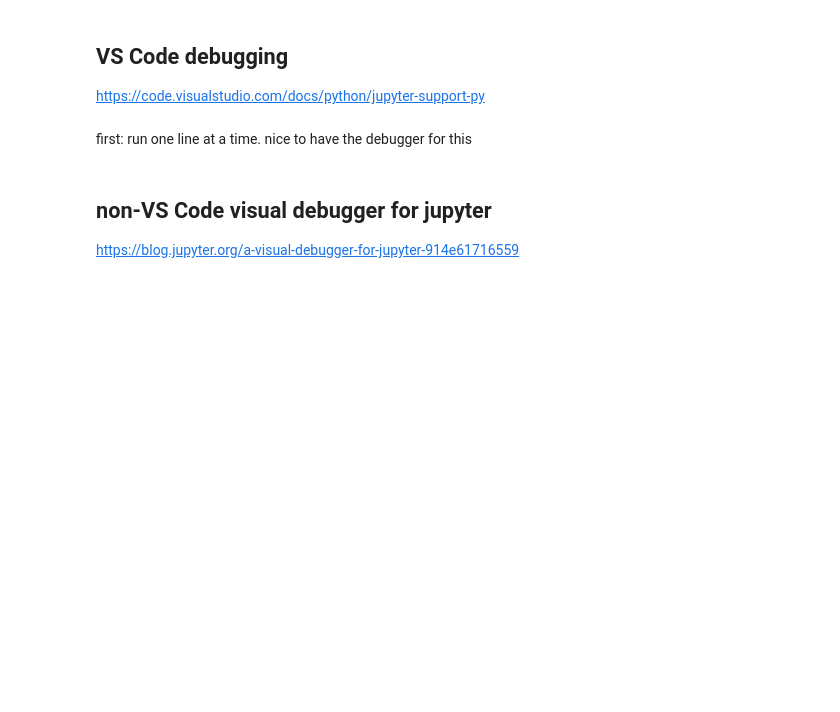
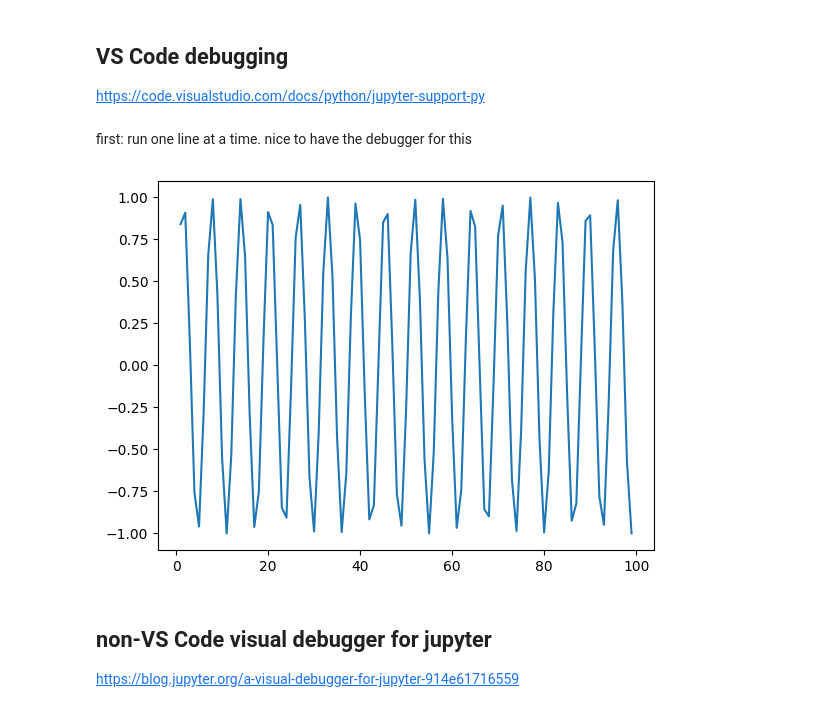
Before and after one commit to CU-NRSC-7657/NRSC7657, a Jupyter notebook: Week4/Debugging.ipynb, the cells around one changed output. Saved outputs shown, nothing was run; the diff lists cells and outputs as text; code cells hidden in the pictures; blank space fills up the shorter version.

```diff
--- a/Week4/Debugging.ipynb
+++ b/Week4/Debugging.ipynb
@@ -51,3 +126,10 @@ first: run one line at a time. nice to have the debugger for this
+# %%
+x=np.arange(1,100)
+y=np.sin(x)
+
+dan=3
+# %% [output]
+[figure, added]
 # %% [markdown]
 ## non-VS Code visual debugger for jupyter
 https://blog.jupyter.org/a-visual-debugger-for-jupyter-914e61716559
```
Also changed, not shown: parts of 21 cells of this notebook, 3 other files.
